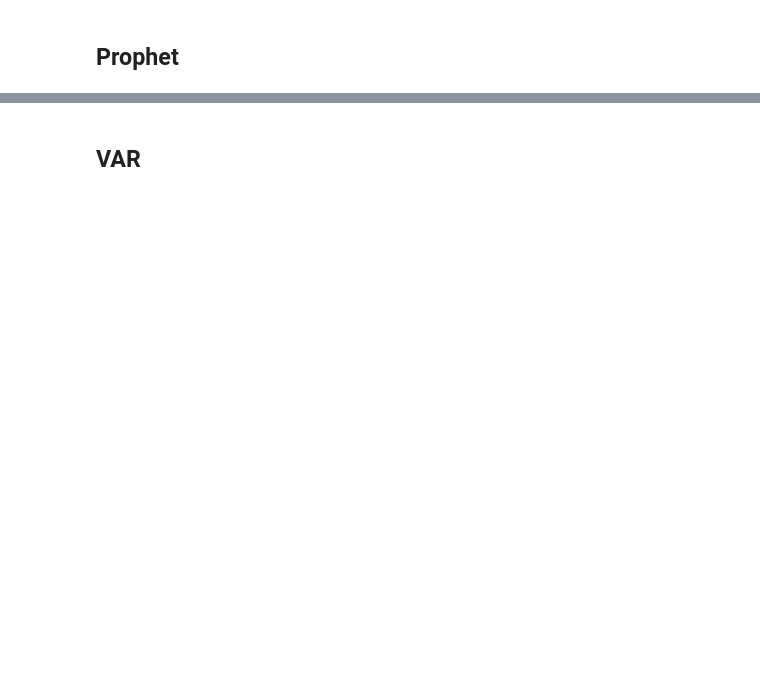
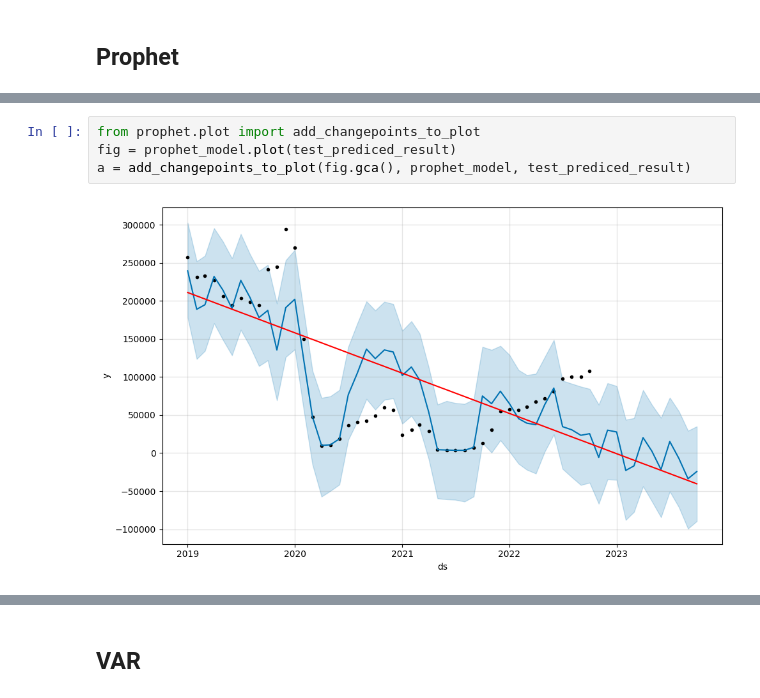
Before and after one commit to qducnguyen/business-analytics-project, a Jupyter notebook: notebooks/3_modeling_evaluation.ipynb, the cells around one changed output, grey strips where cells are left out. Cells and saved outputs as stored; diff of their text form; blank space fills up the shorter version.

```diff
--- a/notebooks/3_modeling_evaluation.ipynb
+++ b/notebooks/3_modeling_evaluation.ipynb
@@ -437,0 +520,6 @@ plt.show()
+# %%
+from prophet.plot import add_changepoints_to_plot
+fig = prophet_model.plot(test_prediced_result)
+a = add_changepoints_to_plot(fig.gca(), prophet_model, test_prediced_result)
+# %% [output]
+[figure, added]
```
Also changed, not shown: parts of 36 cells of this notebook, 1 other file.
